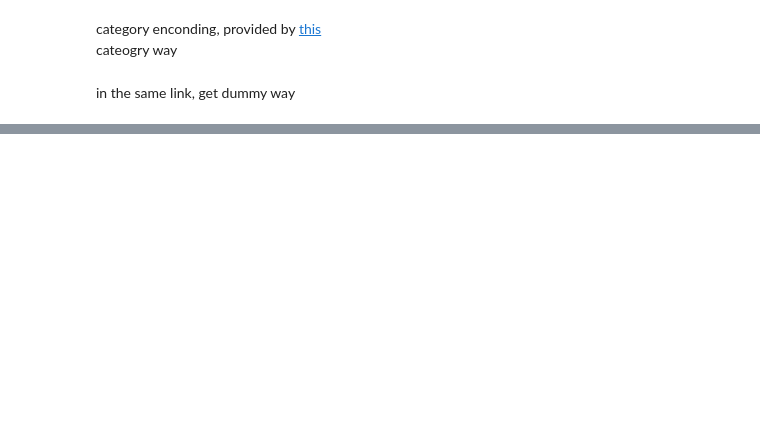
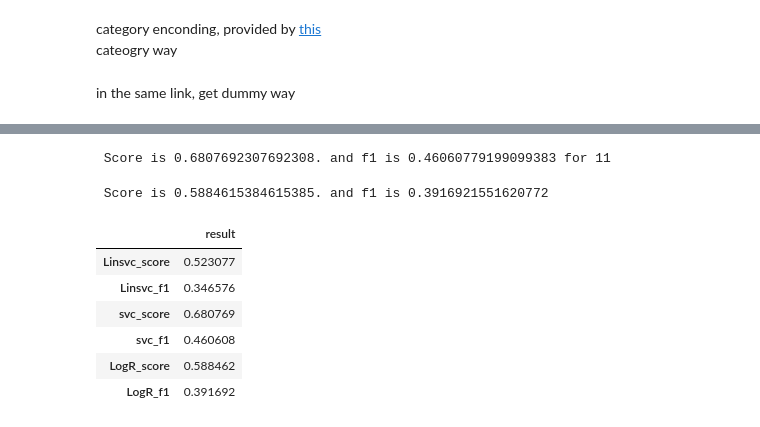
Before and after one commit to joofio/DrugDiscoveryML, a Jupyter notebook: python/BBB_chembl24.ipynb, the cells around one changed output, grey strips where cells are left out. Saved outputs shown, nothing was run; the diff lists cells and outputs as text; code cells hidden in the pictures; blank space fills up the shorter version.

```diff
--- a/python/BBB_chembl24.ipynb
+++ b/python/BBB_chembl24.ipynb
@@ -74,5 +87,5 @@ def BBB_classification_to_nr(x):
 full['BBB_classification_nr'] = full['BBB_classification'].apply(BBB_classification_to_nr)
 full.drop(columns='BBB_classification',inplace=True)
 
-full.drop(columns=["molregno", "pref_name","chembl_id","chebi_par_id","standard_inchi_key","canonical_smiles",'usan_year',"structure_type",'usan_substem',"usan_stem_definition","withdrawn_country","withdrawn_reason","molregno-2",
+full.drop(columns=["IUPACName","InChI","InChIKey","CanonicalSMILES","original_smiles","MolecularFormula","smiles","molregno", "pref_name","chembl_id","chebi_par_id","standard_inchi_key","canonical_smiles",'usan_year',"structure_type",'usan_substem',"usan_stem_definition","withdrawn_country","withdrawn_reason","molregno-2",
                   "molregno-3","molfile","standard_inchi","molfile","standard_inchi","Dissociation constant, pKa of the compound (units)","Partition coefficient (logP) (units)","full_molformula",'indication_class'],inplace=True)
@@ -113,0 +110,7 @@ features.remove('BBB_classification_nr')
+# %%
+features=full.columns.tolist()
+features.remove('BBB_classification_nr')
+full[features] = StandardScaler().fit_transform(full[features])
+
+full.dropna(axis=1,how='any',inplace=True)
+full.isna().sum()>0#178
@@ -128,12 +150,12 @@ training_dataset = (
 )
 # %%
 model = keras.Sequential([
-    keras.layers.Flatten(input_shape=(47,1)),
-    keras.layers.Dense(20, activation=tf.nn.relu),
+    keras.layers.Flatten(input_shape=(47,)),
+    keras.layers.Dense(15, activation=tf.nn.relu),
     keras.layers.Dense(3, activation=tf.nn.softmax)
 ])
 model.compile(optimizer=tf.train.AdamOptimizer(),
               loss='sparse_categorical_crossentropy',
               metrics=['accuracy'])
 
-model.fit(X_train, y_train, epochs=10)
+model.fit(X_train, y_train, epochs=5)
@@ -248,0 +264,63 @@ print("MSE is %s. Score is %s." % (svr_mse, svr_score))
+# %%
+def xSVC(df,target,cv=10):
+    i=0
+    f1=0
+    score=0
+    while i<cv:
+        X=df.drop(columns=[target])
+        y=df[target]
+        X_train, X_test, y_train, y_test=train_test_split(X,y)
+
+        clf= svm.SVC(gamma='scale', decision_function_shape='ovo')
+
+        clf.fit(X_train, y_train)
+        score+=clf.score(X_test,y_test)
+        f1+=f1_score(y_test,clf.predict(X_test),average='macro')
+        i+=1
+        cnf_matrix=confusion_matrix(y_test,clf.predict(X_test))
+    return score/cv, f1/cv
+
+svr_score,f1_s=xSVC(full,'BBB_classification_nr')
+print(" Score is %s. and f1 is %s for %s" % ( svr_score, f1_s,C))
+result['svc_score']=svr_score
+result['svc_f1']=f1_s
+# %% [output]
+ Score is 0.6807692307692308. and f1 is 0.46060779199099383 for 11
+# %%
+def xLGR(df,target,cv=10):
+    i=0
+    f1=0
+    score=0
+    while i<cv:
+        class_names = ['-','0','+']
+        X=df.drop(columns=[target])
+        y=df[target]
+        X_train, X_test, y_train, y_test=train_test_split(X,y)
+
+        lgr= LogisticRegression()
+
+        lgr.fit(X_train, y_train)
+        score+=lgr.score(X_test,y_test)
+        f1+=f1_score(y_test,lgr.predict(X_test),average='macro')
+        i+=1
+        cnf_matrix=confusion_matrix(y_test,lgr.predict(X_test))
+        #plt.figure()
+        #plot_confusion_matrix(cnf_matrix,classes=class_names)
+    return score/cv, f1/cv
+
+svr_score,f1_s=xLGR(full,'BBB_classification_nr')
+print(" Score is %s. and f1 is %s" % ( svr_score, f1_s))
+result["LogR_score"]=svr_score
+result["LogR_f1"]=f1_s
+# %% [output]
+ Score is 0.5884615384615385. and f1 is 0.3916921551620772
+# %%
+pd.DataFrame.from_dict(data=result,orient='index',columns=['result'])
+# %% [output]
+|  | result |
+| Linsvc_score | 0.523077 |
+| Linsvc_f1 | 0.346576 |
+| svc_score | 0.680769 |
+| svc_f1 | 0.460608 |
+| LogR_score | 0.588462 |
+| LogR_f1 | 0.391692 |
```
Also changed, not shown: parts of 20 cells of this notebook.
